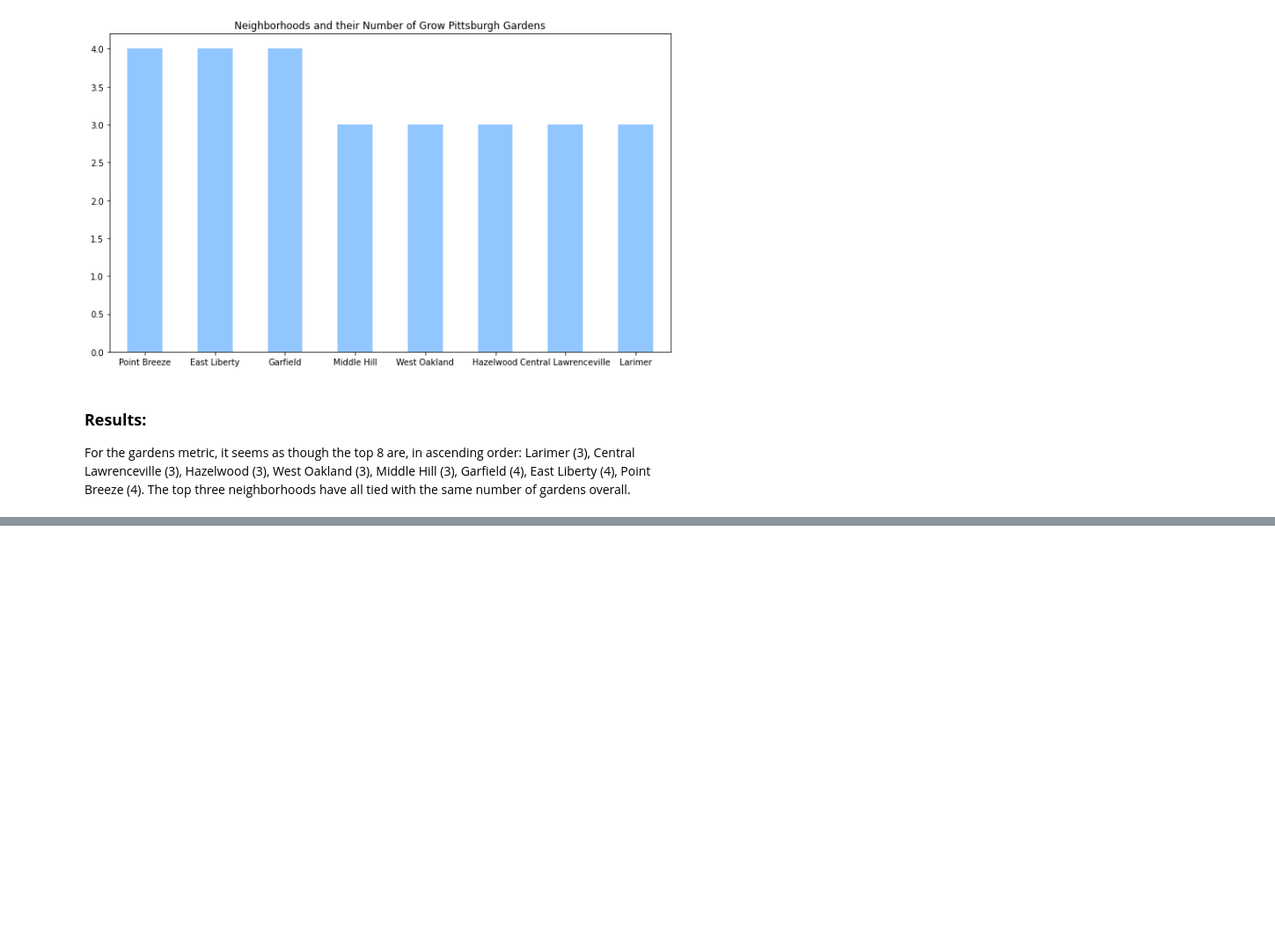
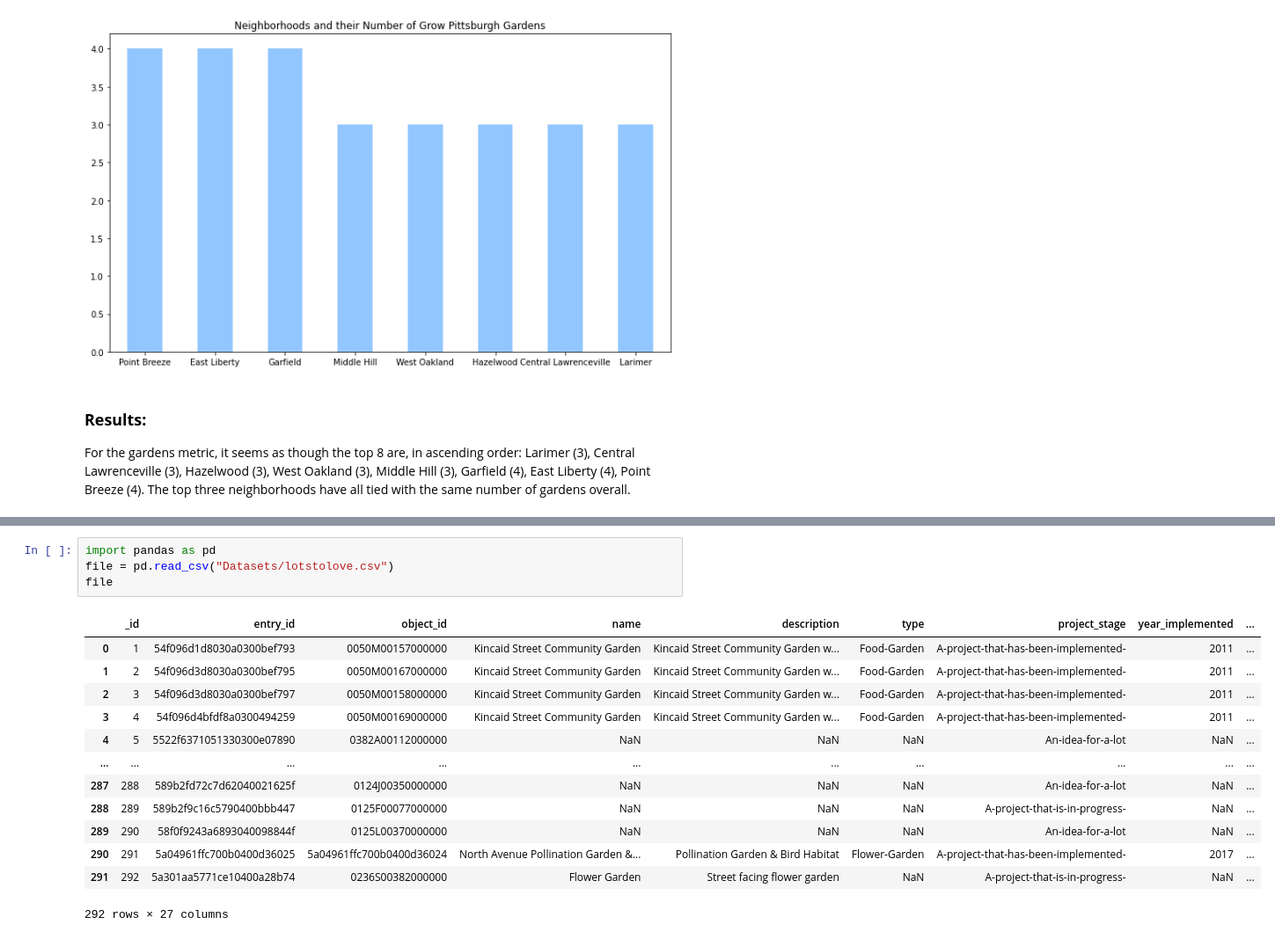
Before and after one commit to riv1ere/Final-Project, a Jupyter notebook: Joint-Notebook.ipynb, the cells around one changed output, grey strips where cells are left out. Shown at 88% size. Saved outputs shown, nothing was run; the diff lists cells and outputs as text; blank space fills up the shorter version.

```diff
--- a/Joint-Notebook.ipynb
+++ b/Joint-Notebook.ipynb
@@ -68,0 +78,18 @@ For the gardens metric, it seems as though the top 8 are, in ascending order: La
+# %%
+import pandas as pd
+file = pd.read_csv("Datasets/lotstolove.csv")
+file
+# %% [output]
+|  | _id | entry_id | object_id | name | description | type | project_stage | year_implemented | ... |
+| 0 | 1 | 54f096d1d8030a0300bef793 | 0050M00157000000 | Kincaid Street Community Garden | Kincaid Street Community Garden w... | Food-Garden | A-project-that-has-been-implemented- | 2011 | ... |
+| 1 | 2 | 54f096d3d8030a0300bef795 | 0050M00167000000 | Kincaid Street Community Garden | Kincaid Street Community Garden w... | Food-Garden | A-project-that-has-been-implemented- | 2011 | ... |
+| 2 | 3 | 54f096d3d8030a0300bef797 | 0050M00158000000 | Kincaid Street Community Garden | Kincaid Street Community Garden w... | Food-Garden | A-project-that-has-been-implemented- | 2011 | ... |
+| 3 | 4 | 54f096d4bfdf8a0300494259 | 0050M00169000000 | Kincaid Street Community Garden | Kincaid Street Community Garden w... | Food-Garden | A-project-that-has-been-implemented- | 2011 | ... |
+| 4 | 5 | 5522f6371051330300e07890 | 0382A00112000000 | NaN | NaN | NaN | An-idea-for-a-lot | NaN | ... |
+| ... | ... | ... | ... | ... | ... | ... | ... | ... | ... |
+| 287 | 288 | 589b2fd72c7d62040021625f | 0124J00350000000 | NaN | NaN | NaN | An-idea-for-a-lot | NaN | ... |
+| 288 | 289 | 589b2f9c16c5790400bbb447 | 0125F00077000000 | NaN | NaN | NaN | A-project-that-is-in-progress- | NaN | ... |
+| 289 | 290 | 58f0f9243a6893040098844f | 0125L00370000000 | NaN | NaN | NaN | An-idea-for-a-lot | NaN | ... |
+| 290 | 291 | 5a04961ffc700b0400d36025 | 5a04961ffc700b0400d36024 | North Avenue Pollination Garden &... | Pollination Garden & Bird Habitat | Flower-Garden | A-project-that-has-been-implemented- | 2017 | ... |
+| 291 | 292 | 5a301aa5771ce10400a28b74 | 0236S00382000000 | Flower Garden | Street facing flower garden | NaN | A-project-that-is-in-progress- | NaN | ... |
+292 rows × 27 columns
```
Also changed, not shown: parts of 5 cells of this notebook.
